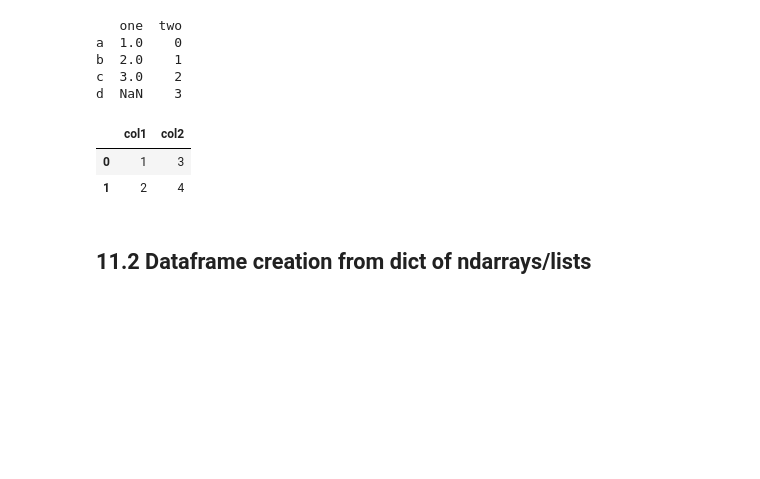
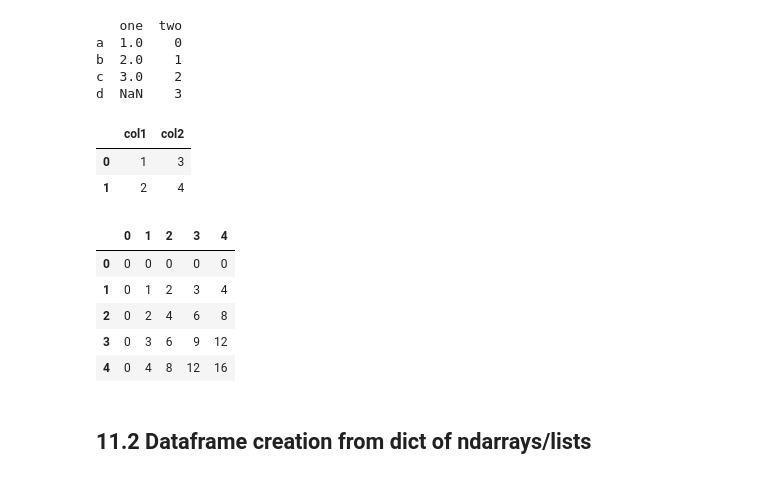
Before and after one commit to IAT-ExploringAI-2025/Week1-Intro-to-Python, a Jupyter notebook: introduction_to_python.ipynb, the cells around one changed output. Drawn from its saved outputs; the diff is of its cells as text; code cells hidden in the pictures; blank space fills up the shorter version.

Commit message:
Added 20 examples to the notebook

```diff
--- a/introduction_to_python.ipynb
+++ b/introduction_to_python.ipynb
@@ -1118,6 +1292,18 @@ d  NaN    3
 |  | col1 | col2 |
 | 0 | 1 | 3 |
 | 1 | 2 | 4 |
+# %%
+ #example 20
+ multTable = {'0': [0, 0,0,0,0], '1': [0, 1,2,3,4], '2': [0,2,4,6,8], '3': [0,3,6,9,12], '4': [0, 4,8,12,16]}
+ df = pd.DataFrame(data=multTable)
+ df
+# %% [output]
+|  | 0 | 1 | 2 | 3 | 4 |
+| 0 | 0 | 0 | 0 | 0 | 0 |
+| 1 | 0 | 1 | 2 | 3 | 4 |
+| 2 | 0 | 2 | 4 | 6 | 8 |
+| 3 | 0 | 3 | 6 | 9 | 12 |
+| 4 | 0 | 4 | 8 | 12 | 16 |
 # %% [markdown]
 ## 11.2  Dataframe creation from dict of ndarrays/lists
 # %% [markdown]
```
Also changed, not shown: parts of 23 cells of this notebook.
